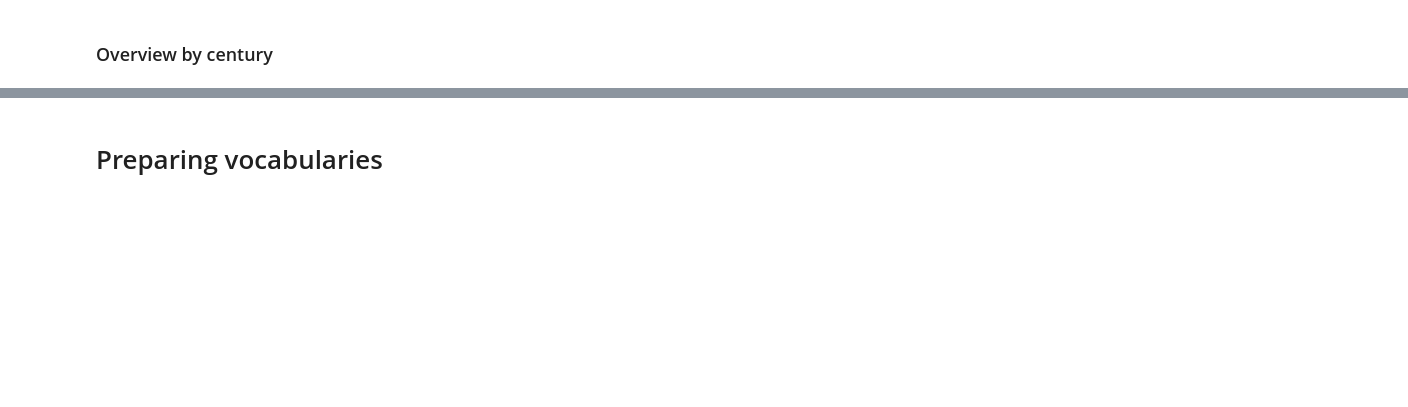
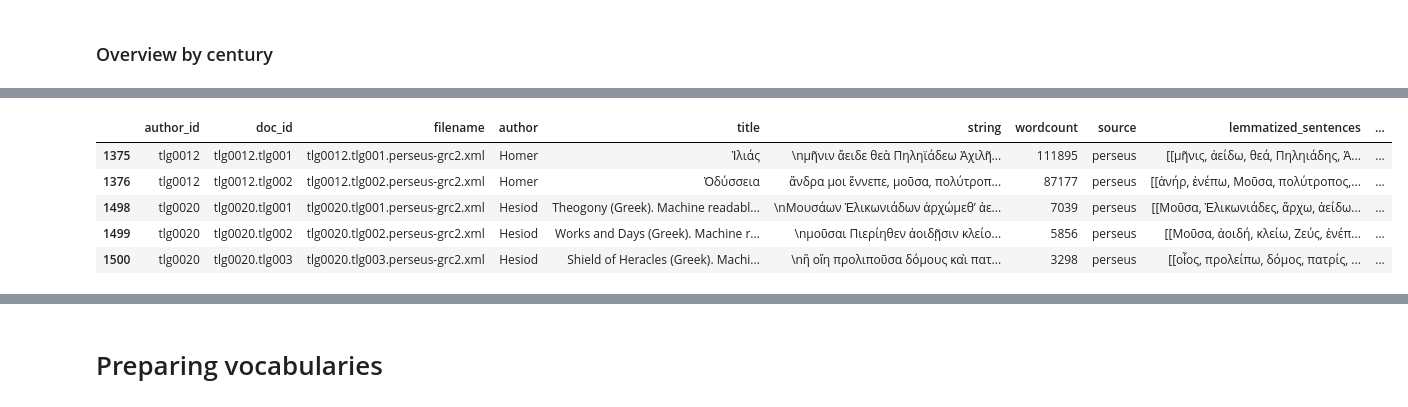
Before and after one commit to kasev/theos, a Jupyter notebook: scripts/1_lagt_ngrams_extraction+explorations.ipynb, the cells around one changed output, grey strips where cells are left out. Saved outputs shown, nothing was run; the diff lists cells and outputs as text; code cells hidden in the pictures; blank space fills up the shorter version.

```diff
--- a/scripts/1_lagt_ngrams_extraction+explorations.ipynb
+++ b/scripts/1_lagt_ngrams_extraction+explorations.ipynb
@@ -267,0 +288,24 @@ provenience_overview
+# %%
+def get_sents(row):
+    not_before = row["not_before"]
+    not_after = row["not_after"]
+    centuries_covered = []
+    try:
+        for cent in centuries:
+            if cent[2] >= not_before and not_after >= cent[2]:
+                centuries_covered.append(cent[0])
+    except:
+        pass
+    return centuries_covered
+# %%
+LAGT["cents"] = LAGT.apply(get_sents, axis=1)
+# %%
+LAGT_subset = LAGT[LAGT["cents"].apply(lambda x: "8BC" in x)]
+LAGT_subset
+# %% [output]
+|  | author_id | doc_id | filename | author | title | string | wordcount | source | lemmatized_sentences | ... |
+| 1375 | tlg0012 | tlg0012.tlg001 | tlg0012.tlg001.perseus-grc2.xml | Homer | Ἰλιάς | \nμῆνιν ἄειδε θεὰ Πηληϊάδεω Ἀχιλῆ... | 111895 | perseus | [[μῆνις, ἀείδω, θεά, Πηληιάδης, Ἀ... | ... |
+| 1376 | tlg0012 | tlg0012.tlg002 | tlg0012.tlg002.perseus-grc2.xml | Homer | Ὀδύσσεια | ἄνδρα μοι ἔννεπε, μοῦσα, πολύτροπ... | 87177 | perseus | [[ἀνήρ, ἐνέπω, Μοῦσα, πολύτροπος,... | ... |
+| 1498 | tlg0020 | tlg0020.tlg001 | tlg0020.tlg001.perseus-grc2.xml | Hesiod | Theogony (Greek). Machine readabl... | \nΜουσάων Ἑλικωνιάδων ἀρχώμεθʼ ἀε... | 7039 | perseus | [[Μοῦσα, Ἑλικωνιάδες, ἄρχω, ἀείδω... | ... |
+| 1499 | tlg0020 | tlg0020.tlg002 | tlg0020.tlg002.perseus-grc2.xml | Hesiod | Works and Days (Greek). Machine r... | \nμοῦσαι Πιερίηθεν ἀοιδῇσιν κλείο... | 5856 | perseus | [[Μοῦσα, ἀοιδή, κλείω, Ζεύς, ἐνέπ... | ... |
+| 1500 | tlg0020 | tlg0020.tlg003 | tlg0020.tlg003.perseus-grc2.xml | Hesiod | Shield of Heracles (Greek). Machi... | \nἢ οἵη προλιποῦσα δόμους καὶ πατ... | 3298 | perseus | [[οἷος, προλείπω, δόμος, πατρίς, ... | ... |
```
Also changed, not shown: parts of 60 cells of this notebook, 16 other files.
